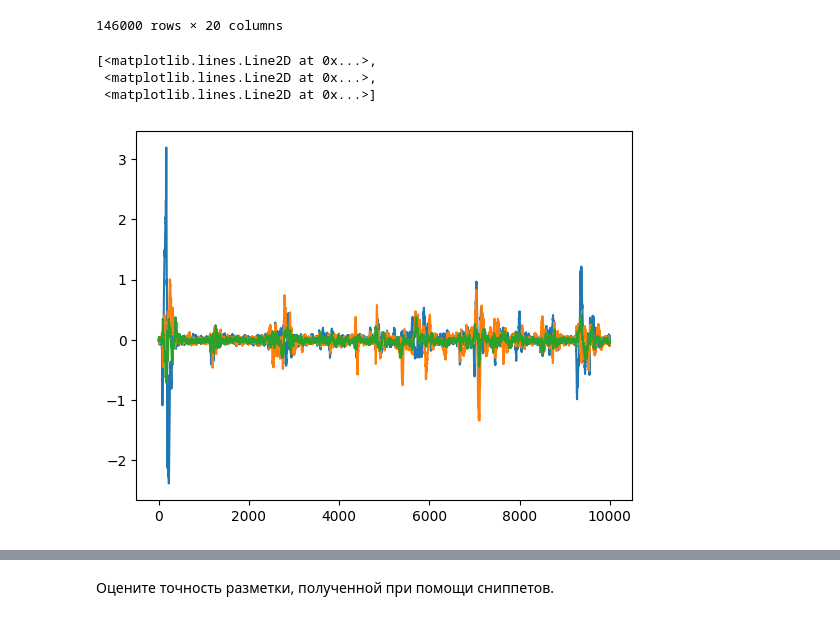
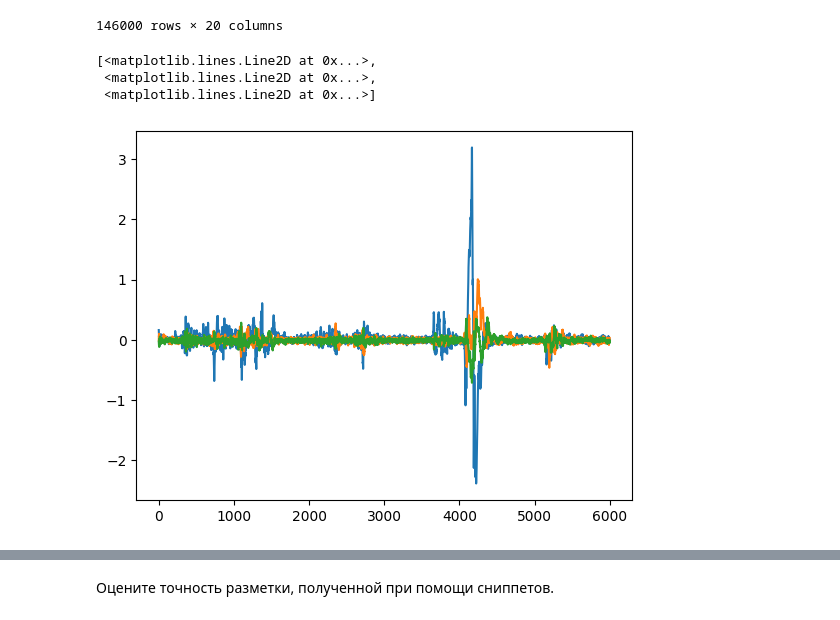
Before and after one commit to Obi1Ne/2023-Berezin-TimeSeriesCourse, a Jupyter notebook: practice/05 Snippets/05 Snippets.ipynb, the cells around one changed output, grey strips where cells are left out. Drawn from its saved outputs; the diff is of its cells as text; code cells hidden in the pictures.

```diff
--- a/practice/05 Snippets/05 Snippets.ipynb
+++ b/practice/05 Snippets/05 Snippets.ipynb
@@ -173,16 +173,16 @@ df_transposed
 # %%
 gyro_x = filtered_df["gyro_x (rad/s)"].to_numpy()
 gyro_y = filtered_df["gyro_y (rad/s)"].to_numpy()
 gyro_z = filtered_df["gyro_z (rad/s)"].to_numpy()
 
 gyro_data = np.vstack((gyro_x, gyro_y, gyro_z)).T
 
-new_ts = gyro_data[10000:20000]
+new_ts = gyro_data[6000:12000] #6000 на каждую ось
 
 plt.plot(new_ts)
 # %% [output]
 [<matplotlib.lines.Line2D at 0x...>,
  <matplotlib.lines.Line2D at 0x...>,
  <matplotlib.lines.Line2D at 0x...>]
-[figure, old version]
+[figure, new version]
 # %%
```
Also changed, not shown: parts of 7 cells of this notebook.
